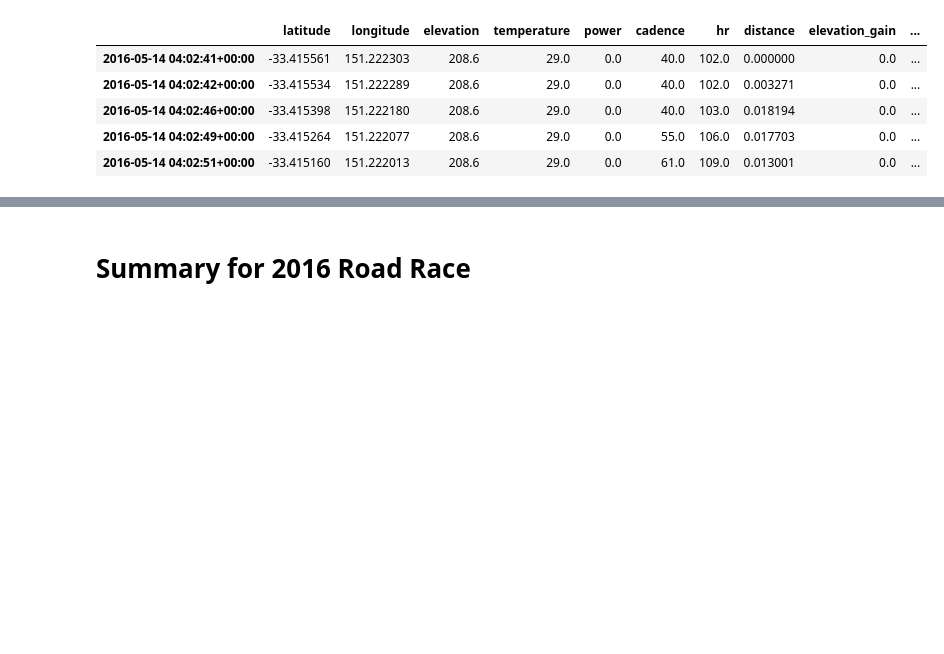
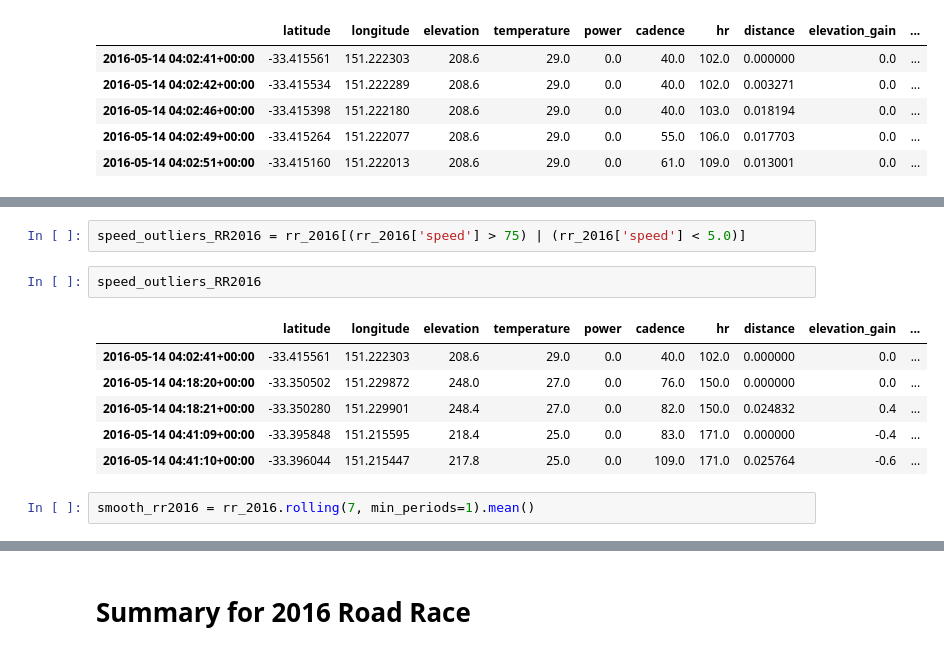
Before and after one commit to MQCOMP2200-S2-2021/data-science-portfolio-MQ-NickW, a Jupyter notebook: Portfolio 1.ipynb, the cells around one changed output, grey strips where cells are left out. Cells and saved outputs as stored; diff of their text form; blank space fills up the shorter version.

```diff
--- a/Portfolio 1.ipynb
+++ b/Portfolio 1.ipynb
@@ -53,0 +101,13 @@ rr_2016.head()
+# %%
+speed_outliers_RR2016 = rr_2016[(rr_2016['speed'] > 75) | (rr_2016['speed'] < 5.0)]
+# %%
+speed_outliers_RR2016
+# %% [output]
+|  | latitude | longitude | elevation | temperature | power | cadence | hr | distance | elevation_gain | ... |
+| 2016-05-14 04:02:41+00:00 | -33.415561 | 151.222303 | 208.6 | 29.0 | 0.0 | 40.0 | 102.0 | 0.000000 | 0.0 | ... |
+| 2016-05-14 04:18:20+00:00 | -33.350502 | 151.229872 | 248.0 | 27.0 | 0.0 | 76.0 | 150.0 | 0.000000 | 0.0 | ... |
+| 2016-05-14 04:18:21+00:00 | -33.350280 | 151.229901 | 248.4 | 27.0 | 0.0 | 82.0 | 150.0 | 0.024832 | 0.4 | ... |
+| 2016-05-14 04:41:09+00:00 | -33.395848 | 151.215595 | 218.4 | 25.0 | 0.0 | 83.0 | 171.0 | 0.000000 | -0.4 | ... |
+| 2016-05-14 04:41:10+00:00 | -33.396044 | 151.215447 | 217.8 | 25.0 | 0.0 | 109.0 | 171.0 | 0.025764 | -0.6 | ... |
+# %%
+smooth_rr2016 = rr_2016.rolling(7, min_periods=1).mean()
```
Also changed, not shown: parts of 13 cells of this notebook.
